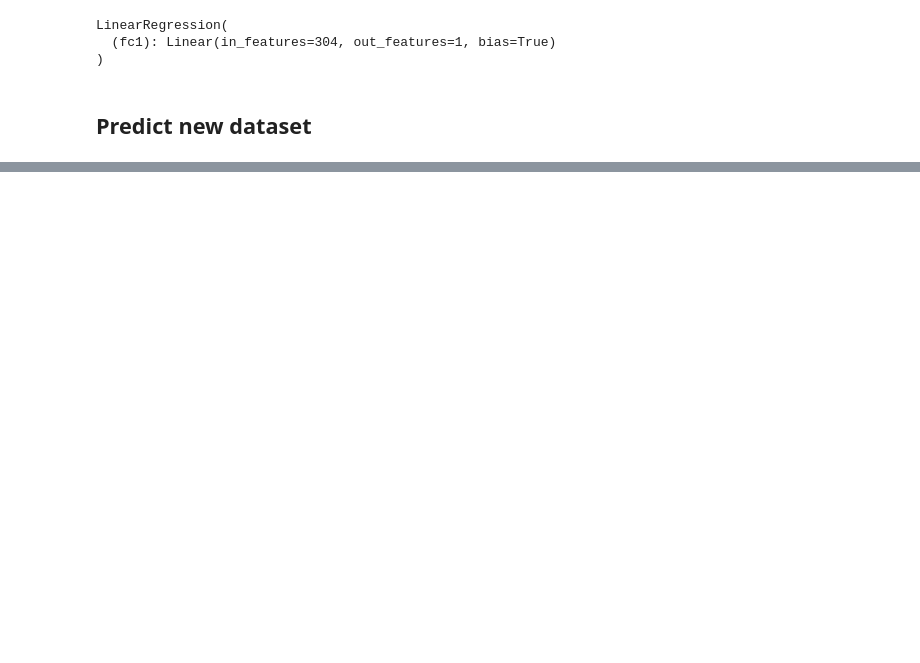
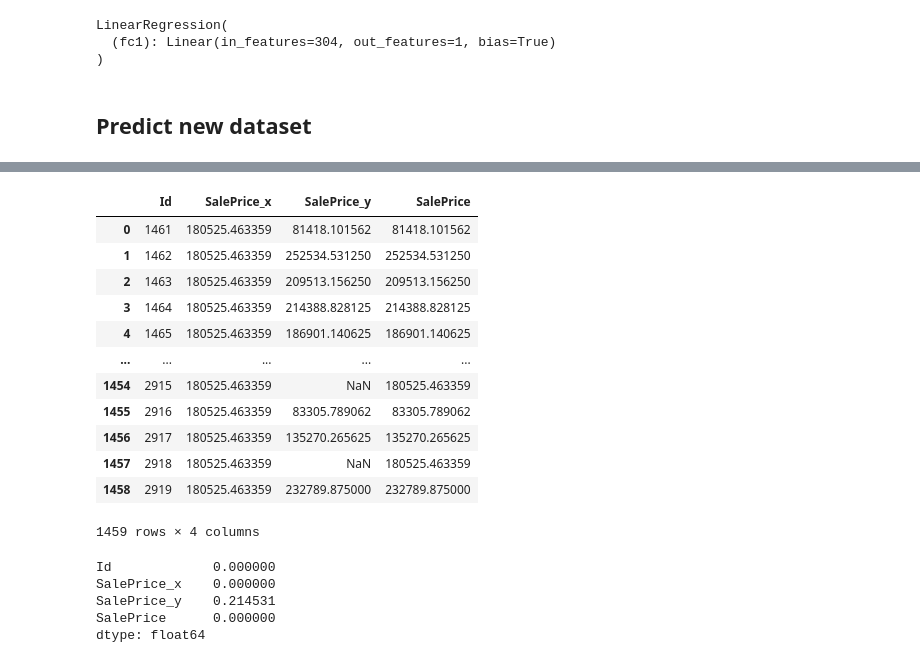
Before and after one commit to ET645/Adriel_ET645, a Jupyter notebook: House_Price_Predcition_Kaagle/House_Price_Prediction_NN_Kaagle.ipynb, the cells around one changed output, grey strips where cells are left out. Saved outputs shown, nothing was run; the diff lists cells and outputs as text; code cells hidden in the pictures; blank space fills up the shorter version.

```diff
--- a/House_Price_Predcition_Kaagle/House_Price_Prediction_NN_Kaagle.ipynb
+++ b/House_Price_Predcition_Kaagle/House_Price_Prediction_NN_Kaagle.ipynb
@@ -638,0 +638,37 @@ sns.distplot(y_final, color='g', bins=100, hist_kws={'alpha': 0.4})
+# %%
+df_submission = pd.read_csv('data/test.csv')
+df_submission['SalePrice'] = df_results['SalePrice'].mean()
+df_submission = df_submission[['Id', 'SalePrice']].merge(df_results,
+                                         how='left',
+                                         on='Id')
+# %%
+def adjust_SalePrice(row):
+    if np.isnan(row['SalePrice_y']):
+        return row['SalePrice_x']
+    else:
+        return row['SalePrice_y']
+
+df_submission['SalePrice'] = df_submission.apply(adjust_SalePrice, axis=1)
+df_submission
+# %% [output]
+|  | Id | SalePrice_x | SalePrice_y | SalePrice |
+| 0 | 1461 | 180525.463359 | 81418.101562 | 81418.101562 |
+| 1 | 1462 | 180525.463359 | 252534.531250 | 252534.531250 |
+| 2 | 1463 | 180525.463359 | 209513.156250 | 209513.156250 |
+| 3 | 1464 | 180525.463359 | 214388.828125 | 214388.828125 |
+| 4 | 1465 | 180525.463359 | 186901.140625 | 186901.140625 |
+| ... | ... | ... | ... | ... |
+| 1454 | 2915 | 180525.463359 | NaN | 180525.463359 |
+| 1455 | 2916 | 180525.463359 | 83305.789062 | 83305.789062 |
+| 1456 | 2917 | 180525.463359 | 135270.265625 | 135270.265625 |
+| 1457 | 2918 | 180525.463359 | NaN | 180525.463359 |
+| 1458 | 2919 | 180525.463359 | 232789.875000 | 232789.875000 |
+1459 rows × 4 columns
+# %%
+df_submission.isna().mean()
+# %% [output]
+Id             0.000000
+SalePrice_x    0.000000
+SalePrice_y    0.214531
+SalePrice      0.000000
+dtype: float64
```
Also changed, not shown: parts of 11 cells of this notebook, 1 other file.
